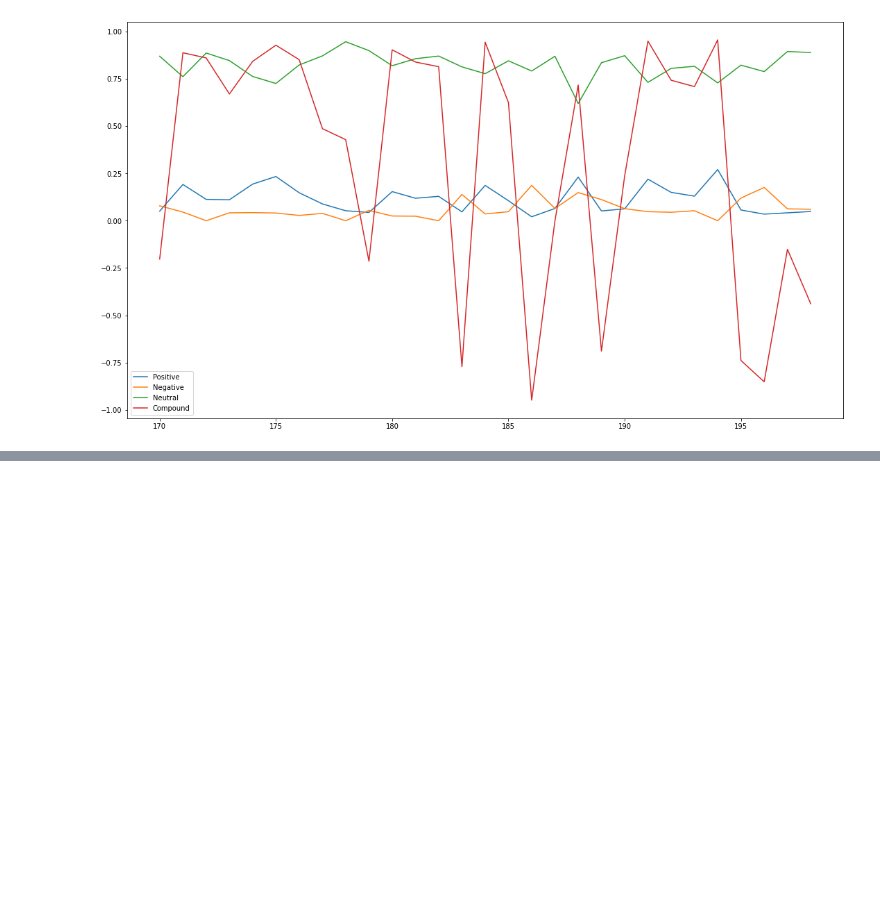
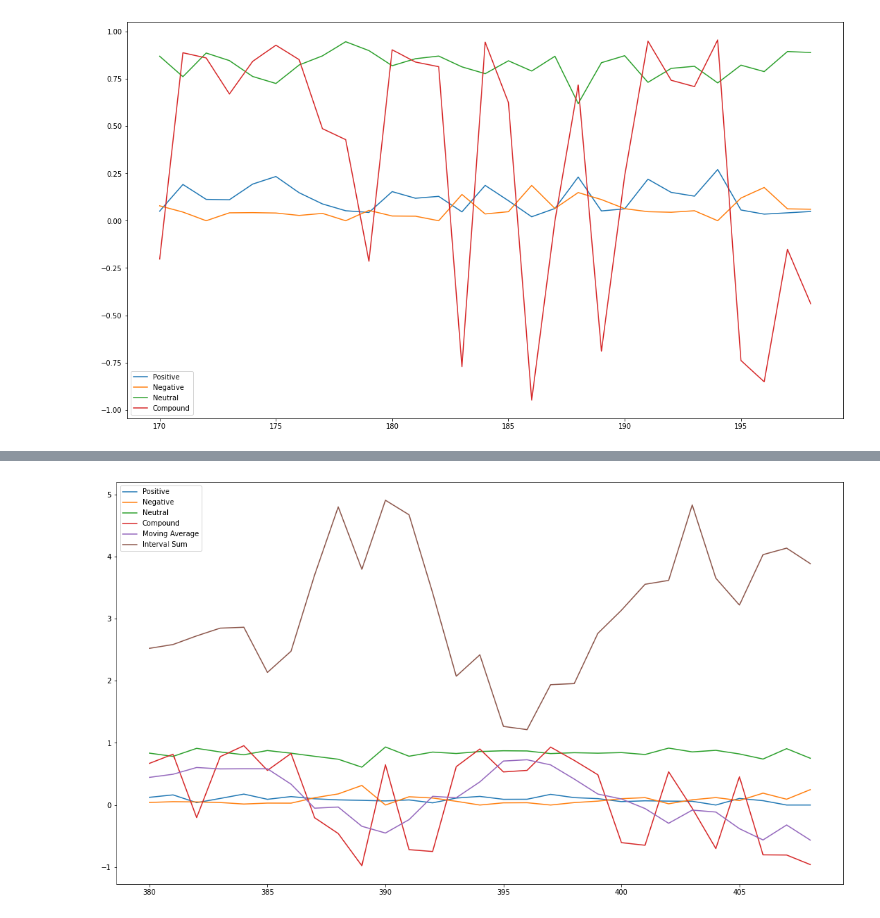
Before and after one commit to AhtiAhde/AnnotoolAFA, a Jupyter notebook: notebooks/Analytics.ipynb, the cells around one changed output, grey strips where cells are left out. Drawn from its saved outputs; the diff is of its cells as text; code cells hidden in the pictures; blank space fills up the shorter version.

```diff
--- a/notebooks/Analytics.ipynb
+++ b/notebooks/Analytics.ipynb
@@ -141,0 +214,3 @@ get_sub(380, 410, windows)
+# %%
+get_sub_2(380, 410, windows)
+# %% [output]
@@ -141,0 +234 @@ get_sub(380, 410, windows)
+[figure, added]
```
Also changed, not shown: parts of 8 cells of this notebook, 3 other files.
